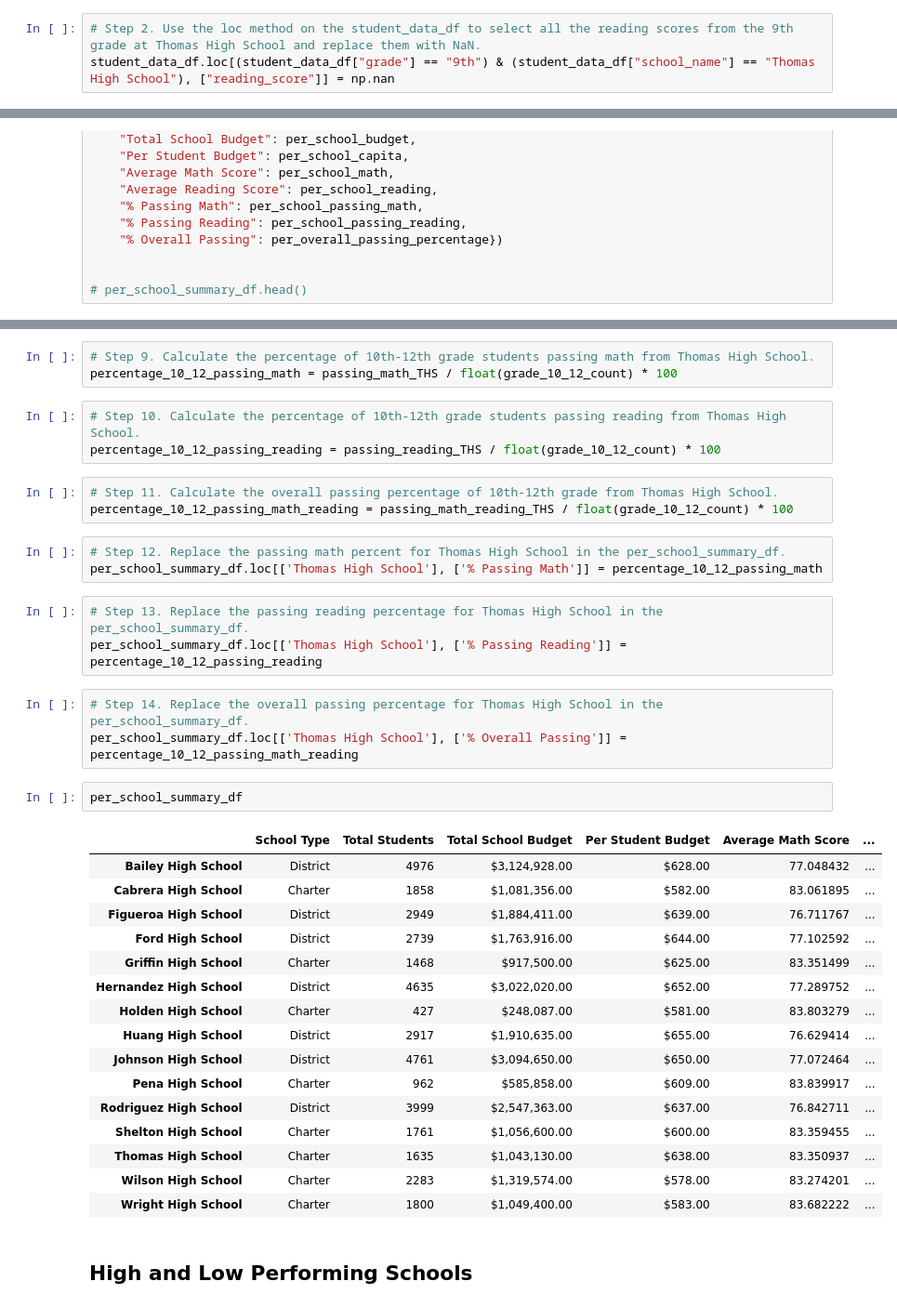
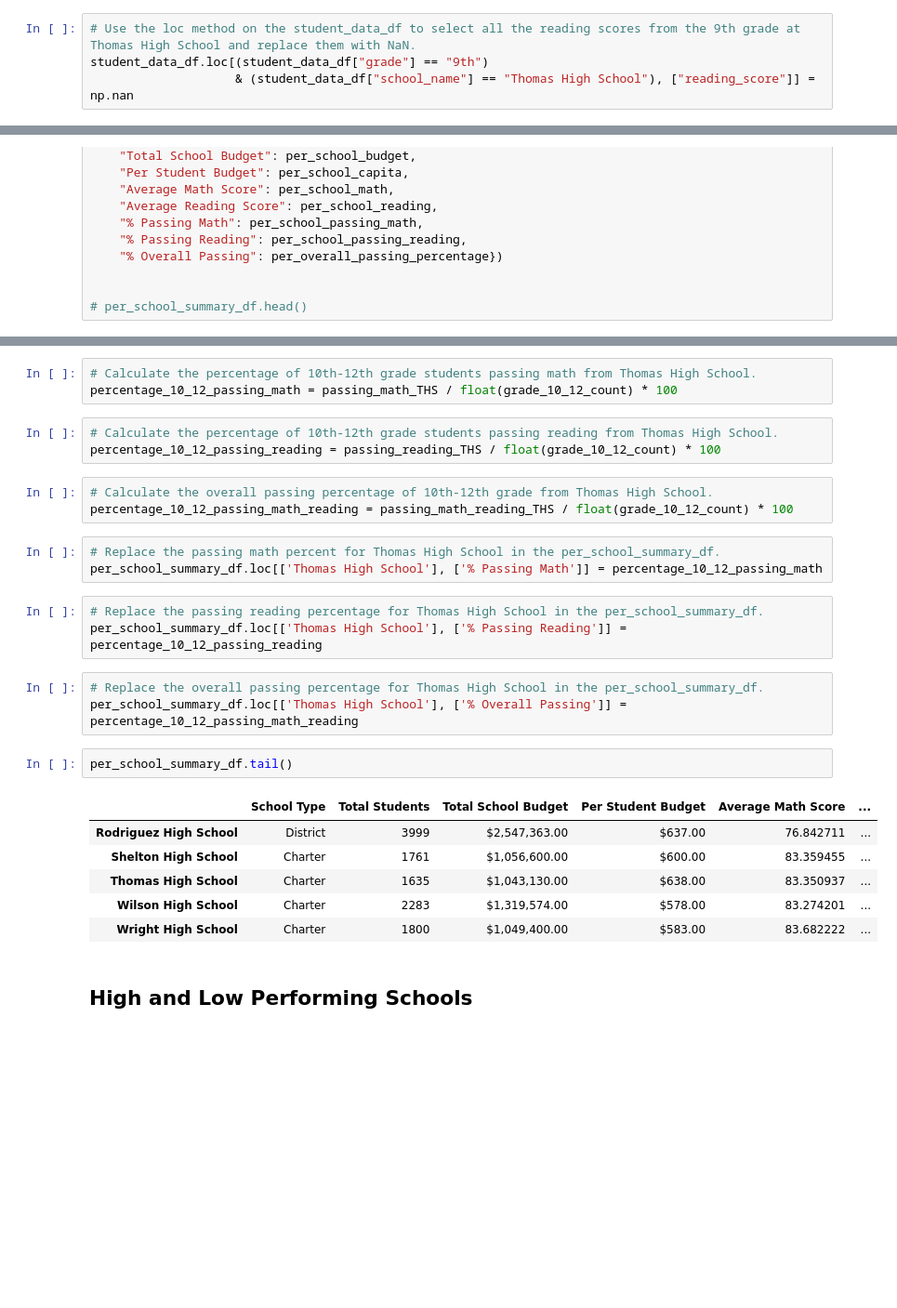
Before and after one commit to jnorman74/school_district_analysis, a Jupyter notebook: PyCitySchools_Challenge.ipynb, the cells around one changed output, grey strips where cells are left out. Shown at 93% size. Drawn from its saved outputs; the diff is of its cells as text; blank space fills up the shorter version.

```diff
--- a/PyCitySchools_Challenge.ipynb
+++ b/PyCitySchools_Challenge.ipynb
@@ -42,5 +36,6 @@ student_data_df.head(10)
 import numpy as np
 # %%
-# Step 2. Use the loc method on the student_data_df to select all the reading scores from the 9th grade at Thomas High School and replace them with NaN.
-student_data_df.loc[(student_data_df["grade"] == "9th") & (student_data_df["school_name"] == "Thomas High School"), ["reading_score"]] = np.nan
+# Use the loc method on the student_data_df to select all the reading scores from the 9th grade at Thomas High School and replace them with NaN.
+student_data_df.loc[(student_data_df["grade"] == "9th")
+                    & (student_data_df["school_name"] == "Thomas High School"), ["reading_score"]] = np.nan
 # %%
@@ -246,37 +230,27 @@ passing_math_reading_THS = school_data_complete_df.loc[(school_data_complete_df[
                                                        & (school_data_complete_df["math_score"] >= 70)
                                                        & (school_data_complete_df["reading_score"] >= 70), "Student ID"].count().sum()
 # %%
-# Step 9. Calculate the percentage of 10th-12th grade students passing math from Thomas High School.
+# Calculate the percentage of 10th-12th grade students passing math from Thomas High School.
 percentage_10_12_passing_math = passing_math_THS / float(grade_10_12_count) * 100
 # %%
-# Step 10. Calculate the percentage of 10th-12th grade students passing reading from Thomas High School.
+# Calculate the percentage of 10th-12th grade students passing reading from Thomas High School.
 percentage_10_12_passing_reading = passing_reading_THS / float(grade_10_12_count) * 100
 # %%
-# Step 11. Calculate the overall passing percentage of 10th-12th grade from Thomas High School.
+# Calculate the overall passing percentage of 10th-12th grade from Thomas High School.
 percentage_10_12_passing_math_reading = passing_math_reading_THS / float(grade_10_12_count) * 100
 # %%
-# Step 12. Replace the passing math percent for Thomas High School in the per_school_summary_df.
+# Replace the passing math percent for Thomas High School in the per_school_summary_df.
 per_school_summary_df.loc[['Thomas High School'], ['% Passing Math']] = percentage_10_12_passing_math
 # %%
-# Step 13. Replace the passing reading percentage for Thomas High School in the per_school_summary_df.
+# Replace the passing reading percentage for Thomas High School in the per_school_summary_df.
 per_school_summary_df.loc[['Thomas High School'], ['% Passing Reading']] = percentage_10_12_passing_reading
 # %%
-# Step 14. Replace the overall passing percentage for Thomas High School in the per_school_summary_df.
+# Replace the overall passing percentage for Thomas High School in the per_school_summary_df.
 per_school_summary_df.loc[['Thomas High School'], ['% Overall Passing']] = percentage_10_12_passing_math_reading
 # %%
-per_school_summary_df
+per_school_summary_df.tail()
 # %% [output]
 |  | School Type | Total Students | Total School Budget | Per Student Budget | Average Math Score | ... |
-| Bailey High School | District | 4976 | $3,124,928.00 | $628.00 | 77.048432 | ... |
-| Cabrera High School | Charter | 1858 | $1,081,356.00 | $582.00 | 83.061895 | ... |
-| Figueroa High School | District | 2949 | $1,884,411.00 | $639.00 | 76.711767 | ... |
-| Ford High School | District | 2739 | $1,763,916.00 | $644.00 | 77.102592 | ... |
-| Griffin High School | Charter | 1468 | $917,500.00 | $625.00 | 83.351499 | ... |
-| Hernandez High School | District | 4635 | $3,022,020.00 | $652.00 | 77.289752 | ... |
-| Holden High School | Charter | 427 | $248,087.00 | $581.00 | 83.803279 | ... |
-| Huang High School | District | 2917 | $1,910,635.00 | $655.00 | 76.629414 | ... |
-| Johnson High School | District | 4761 | $3,094,650.00 | $650.00 | 77.072464 | ... |
-| Pena High School | Charter | 962 | $585,858.00 | $609.00 | 83.839917 | ... |
 | Rodriguez High School | District | 3999 | $2,547,363.00 | $637.00 | 76.842711 | ... |
 | Shelton High School | Charter | 1761 | $1,056,600.00 | $600.00 | 83.359455 | ... |
 | Thomas High School | Charter | 1635 | $1,043,130.00 | $638.00 | 83.350937 | ... |
```
Also changed, not shown: parts of 15 cells of this notebook.
